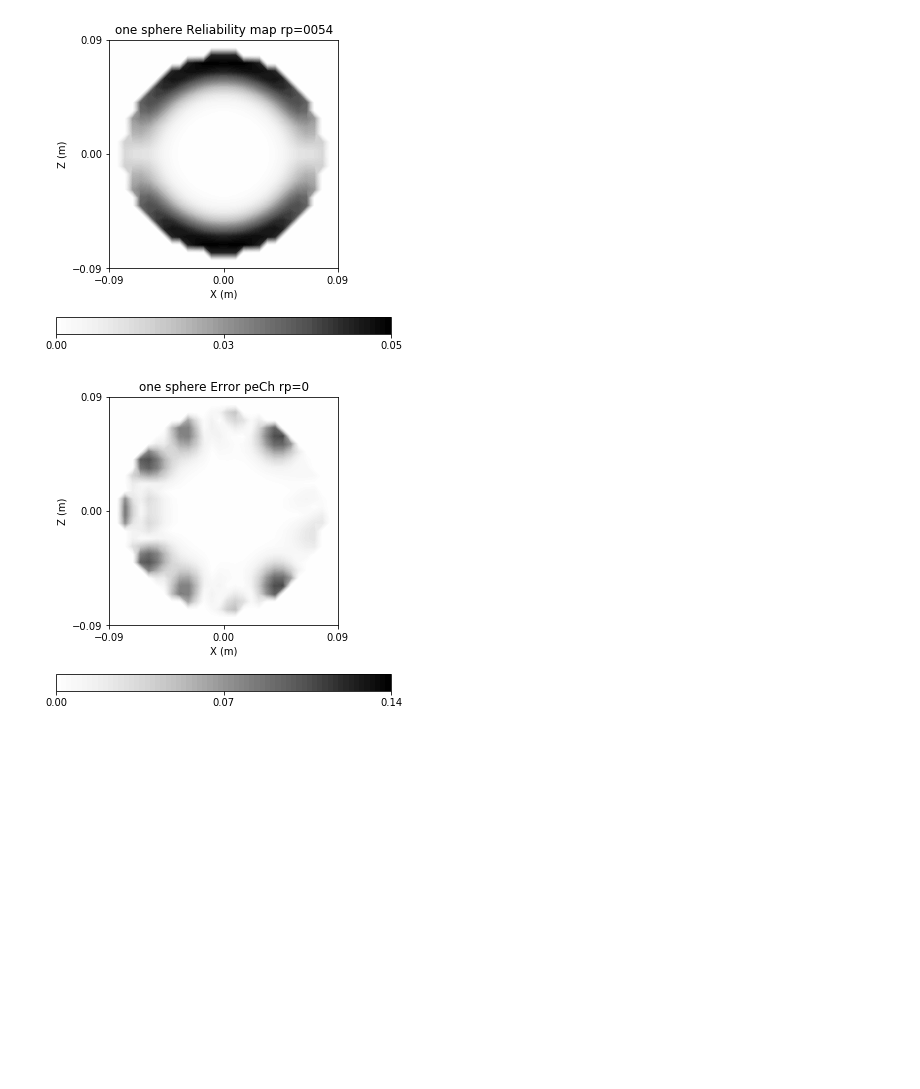
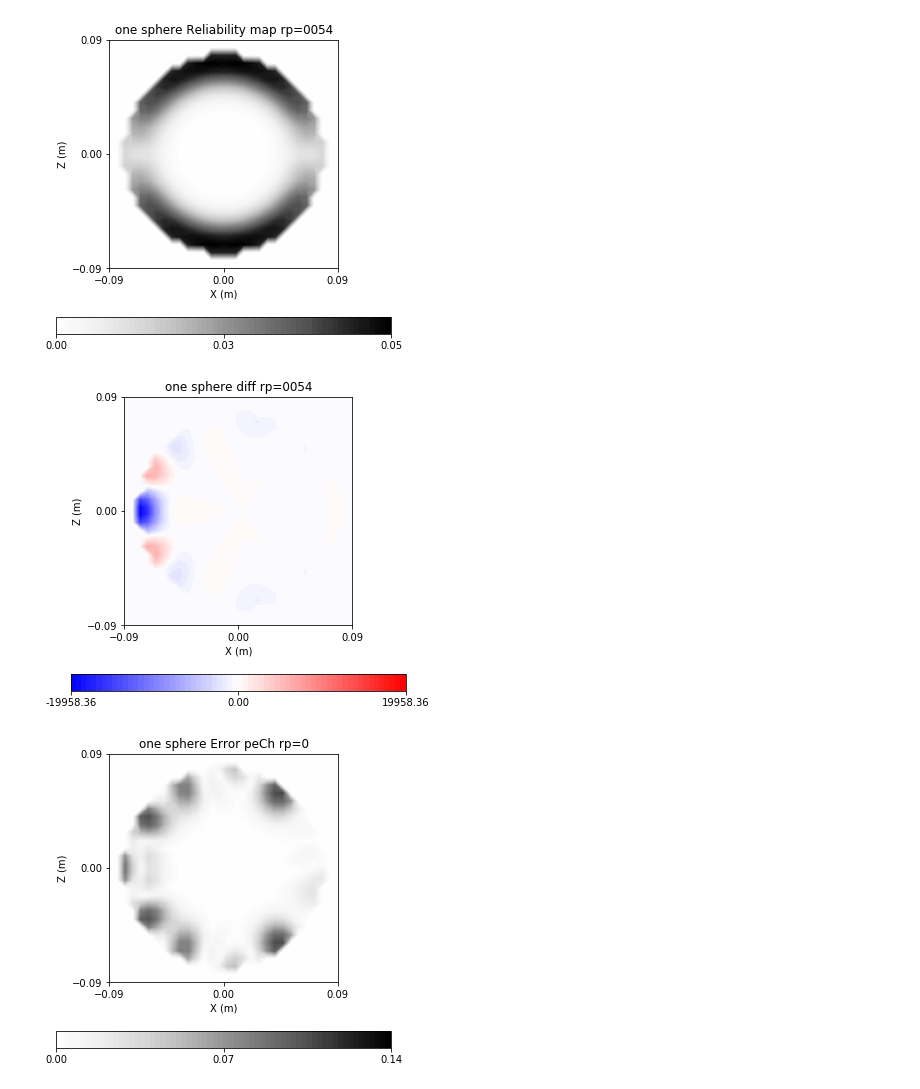
Before and after one commit to Neuroinflab/kESI, a Jupyter notebook: extras/validation/error_calculations.ipynb, the cells around one changed output. Drawn from its saved outputs; the diff is of its cells as text; code cells hidden in the pictures; blank space fills up the shorter version.

```diff
--- a/extras/validation/error_calculations.ipynb
+++ b/extras/validation/error_calculations.ipynb
@@ -186,6 +186,12 @@ generate_figure(X, Y, Z, error_r_mean, 'err', IDX, layer, str(sphere)+' Reliabil
 [figure]
 [figure]
 [figure]
+# %%
+diff_r = true_csd[src_nr]-est_csd_r[src_nr]
+# %%
+generate_figure(X, Y, Z, diff_r, 'csd', IDX, layer, str(sphere)+' diff rp=0054')
+# %% [output]
+[figure, added]
 # %%
 rms = calculate_rms(true_csd[src_nr], est_csd[src_nr])
 # %%
```
Also changed, not shown: parts of 1 cell of this notebook, 2 other files.
